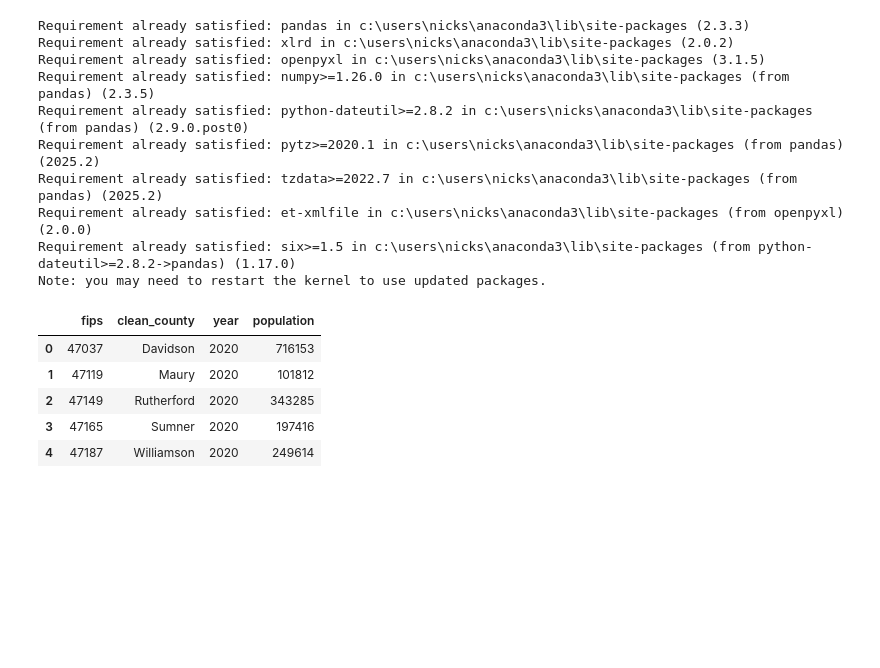
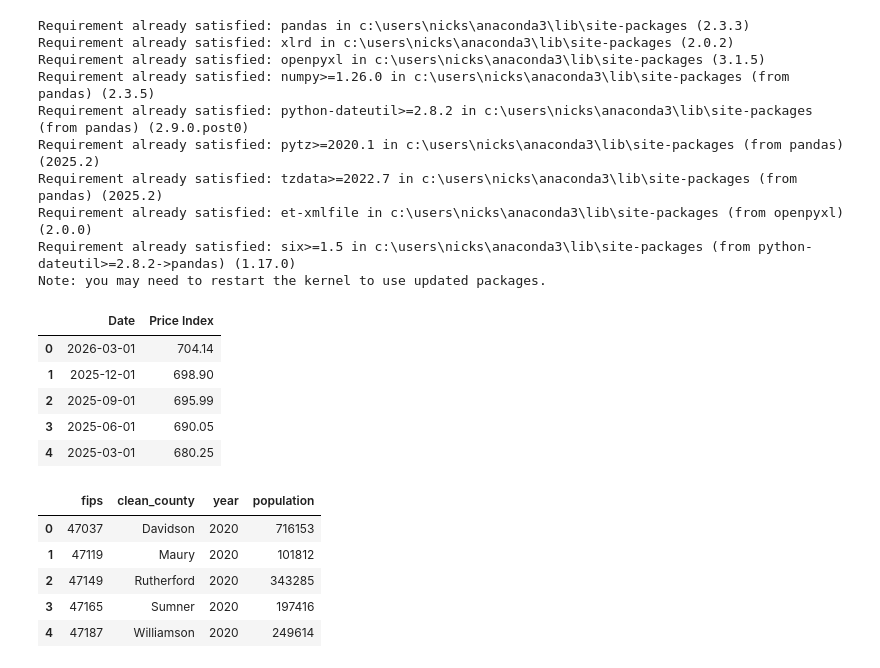
Before and after one commit to nsegui-dev/DA17-Capstone, a Jupyter notebook: script/nick_capstone.ipynb, the cells around one changed output. Cells and saved outputs as stored; diff of their text form; code cells hidden in the pictures; blank space fills up the shorter version.

```diff
--- a/script/nick_capstone.ipynb
+++ b/script/nick_capstone.ipynb
@@ -32,3 +34,12 @@ fhfa = pd.read_csv('../data/fhfadata.csv')
+# %%
+pricing.head()
+# %% [output]
+|  | Date | Price Index |
+| 0 | 2026-03-01 | 704.14 |
+| 1 | 2025-12-01 | 698.90 |
+| 2 | 2025-09-01 | 695.99 |
+| 3 | 2025-06-01 | 690.05 |
+| 4 | 2025-03-01 | 680.25 |
 # %%
 permits2020 = pd.read_excel('../data/2020permits.xlsx')
 # %%
```
Also changed, not shown: parts of 6 cells of this notebook, 9 other files.
